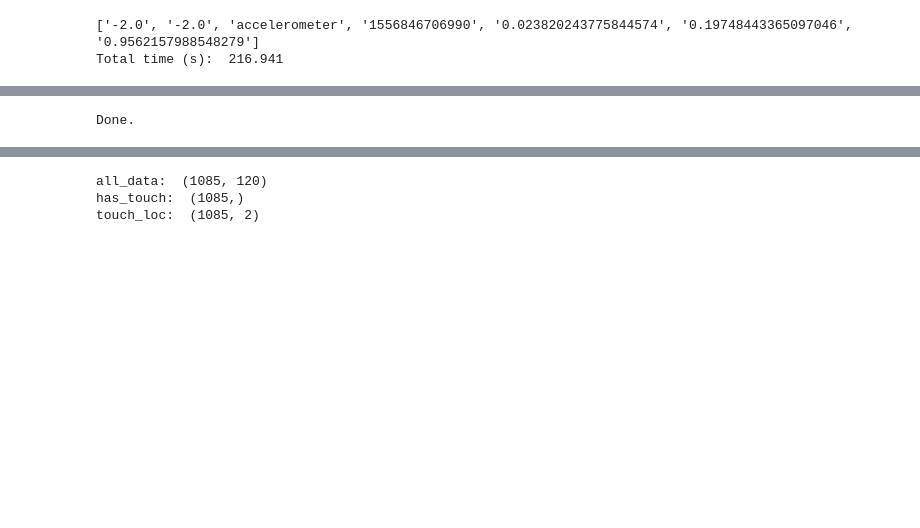
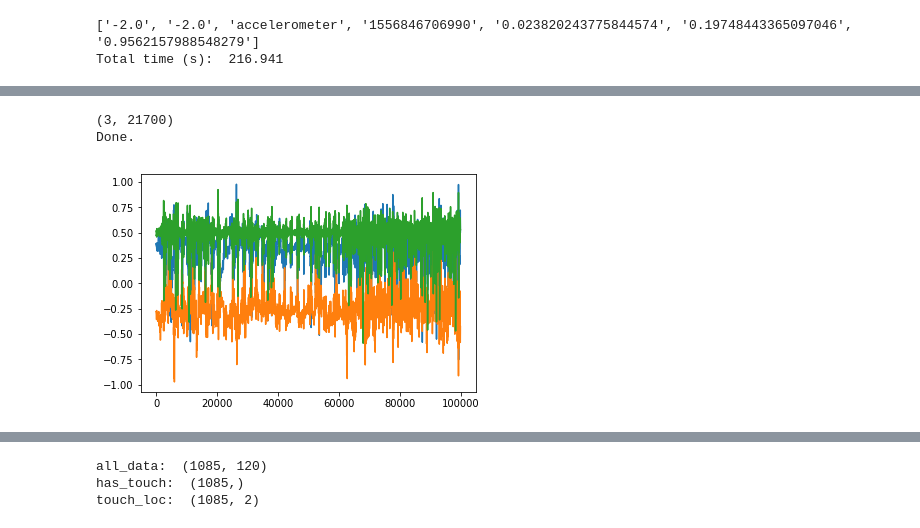
Before and after one commit to jlin816/gyrosec, a Jupyter notebook: preprocess.ipynb, the cells around one changed output, grey strips where cells are left out. Drawn from its saved outputs; the diff is of its cells as text; code cells hidden in the pictures; blank space fills up the shorter version.

```diff
--- a/preprocess.ipynb
+++ b/preprocess.ipynb
@@ -88,38 +97,40 @@ plt.show()
 # %%
 # Interpolate
 interp_times = np.linspace(0, end_time, num=num_samples)
 
 acc_data_ts = acc_data[:,0]
 # Check times all increasing
 assert(np.all(np.diff(acc_data_ts) > 0))
 acc_data_interp = [
     np.interp(interp_times, acc_data_ts, acc_data[:,1]),
     np.interp(interp_times, acc_data_ts, acc_data[:,2]),
     np.interp(interp_times, acc_data_ts, acc_data[:,3]),
 ]
 
 gyro_data_ts = gyro_data[:,0]
 assert(np.all(np.diff(gyro_data_ts) > 0))
 gyro_data_interp = [
     np.interp(interp_times, gyro_data_ts, gyro_data[:,1]),
     np.interp(interp_times, gyro_data_ts, gyro_data[:,2]),
     np.interp(interp_times, gyro_data_ts, gyro_data[:,3]),
 ]
 
-num_samples_to_view = 100
-end_time = acc_data_interp[num_samples_to_view - 1][0]
-acc_data_t_ms = acc_data[:num_samples_to_view, 0]
-plt.plot(acc_data_t_ms, acc_data_interp[:num_samples_to_view, 1])
-plt.plot(acc_data_t_ms, acc_data_interp[:num_samples_to_view, 2])
-plt.plot(acc_data_t_ms, acc_data_interp[:num_samples_to_view, 3])
+num_samples_to_view = 10000
+acc_data_interp = np.array(acc_data_interp)
+print(acc_data_interp.shape)
+plt.plot(interp_times[:num_samples_to_view], acc_data_interp[0, :num_samples_to_view])
+plt.plot(interp_times[:num_samples_to_view], acc_data_interp[1, :num_samples_to_view])
+plt.plot(interp_times[:num_samples_to_view], acc_data_interp[2, :num_samples_to_view])
 
 all_data = np.concatenate((acc_data_interp, gyro_data_interp), axis=0).T
 assert(all_data.shape == (num_samples, 6))
 all_data = np.array(np.split(all_data, num_windows))
 assert(all_data.shape == (num_windows, samples_per_window, 6))
 print("Done.")
 # %% [output]
+(3, 21700)
 Done.
+[figure, added]
 # %%
 # Collect touch labels
 # has_touch = 1 if there is a touch ONSET in that window
```
Also changed, not shown: parts of 11 cells of this notebook.
